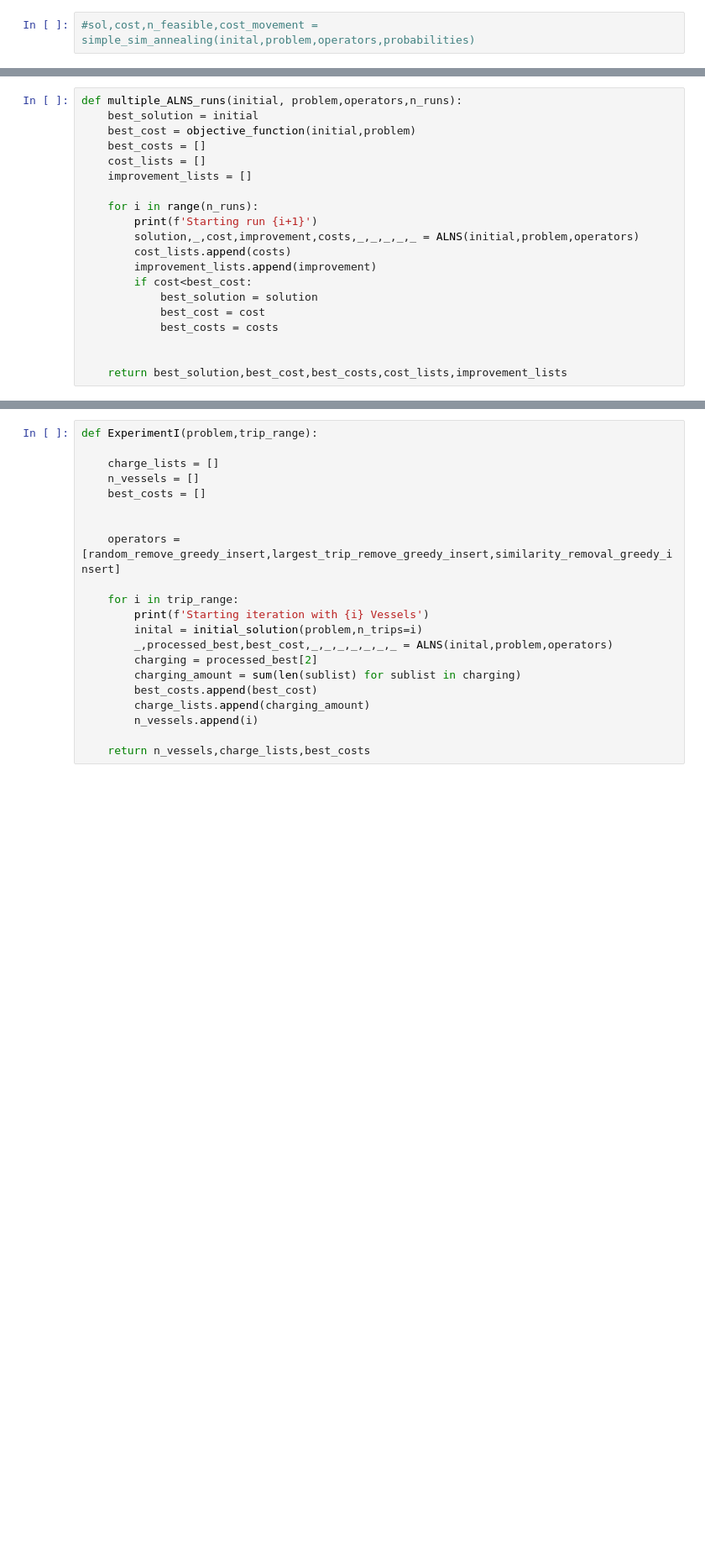
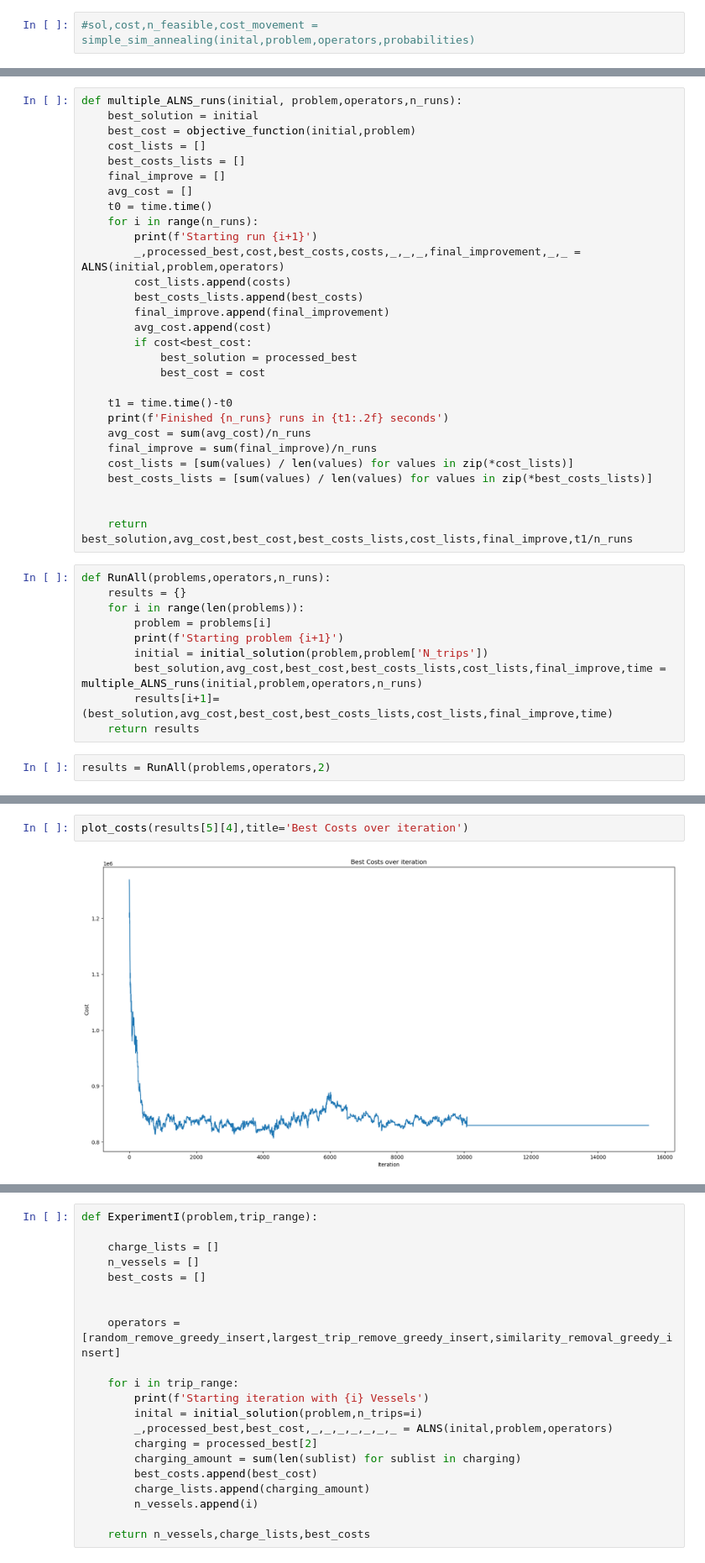
Before and after one commit to simonhusebo/MASTERS, a Jupyter notebook: Experiments.ipynb, the cells around one changed output, grey strips where cells are left out. Shown at 84% size. Saved outputs shown, nothing was run; the diff lists cells and outputs as text; blank space fills up the shorter version.

```diff
--- a/Experiments.ipynb
+++ b/Experiments.ipynb
@@ -112,19 +121,40 @@ plot_output_lists(costs,all_weights,all_scores)
 def multiple_ALNS_runs(initial, problem,operators,n_runs):
     best_solution = initial
     best_cost = objective_function(initial,problem)
-    best_costs = []
     cost_lists = []
-    improvement_lists = []
-
+    best_costs_lists = []
+    final_improve = []
+    avg_cost = []
+    t0 = time.time()
     for i in range(n_runs):
         print(f'Starting run {i+1}')
-        solution,_,cost,improvement,costs,_,_,_,_,_ = ALNS(initial,problem,operators)
+        _,processed_best,cost,best_costs,costs,_,_,_,final_improvement,_,_ = ALNS(initial,problem,operators)
         cost_lists.append(costs)
-        improvement_lists.append(improvement)
+        best_costs_lists.append(best_costs)
+        final_improve.append(final_improvement)
+        avg_cost.append(cost)
         if cost<best_cost:
-            best_solution = solution
+            best_solution = processed_best
             best_cost = cost
-            best_costs = costs
+
+    t1 = time.time()-t0
+    print(f'Finished {n_runs} runs in {t1:.2f} seconds')
+    avg_cost = sum(avg_cost)/n_runs
+    final_improve = sum(final_improve)/n_runs
+    cost_lists = [sum(values) / len(values) for values in zip(*cost_lists)]
+    best_costs_lists = [sum(values) / len(values) for values in zip(*best_costs_lists)]
 
 
-    return best_solution,best_cost,best_costs,cost_lists,improvement_lists
+    return best_solution,avg_cost,best_cost,best_costs_lists,cost_lists,final_improve,t1/n_runs
+# %%
+def RunAll(problems,operators,n_runs):
+    results = {}
+    for i in range(len(problems)):
+        problem = problems[i]
+        print(f'Starting problem {i+1}')
+        initial = initial_solution(problem,problem['N_trips'])
+        best_solution,avg_cost,best_cost,best_costs_lists,cost_lists,final_improve,time = multiple_ALNS_runs(initial,problem,operators,n_runs)
+        results[i+1]=(best_solution,avg_cost,best_cost,best_costs_lists,cost_lists,final_improve,time)
+    return results
+# %%
+results = RunAll(problems,operators,2)
@@ -130,0 +179,4 @@ def multiple_ALNS_runs(initial, problem,operators,n_runs):
+# %%
+plot_costs(results[5][4],title='Best Costs over iteration')
+# %% [output]
+[figure, added]
```
Also changed, not shown: parts of 19 cells of this notebook, 7 other files.
